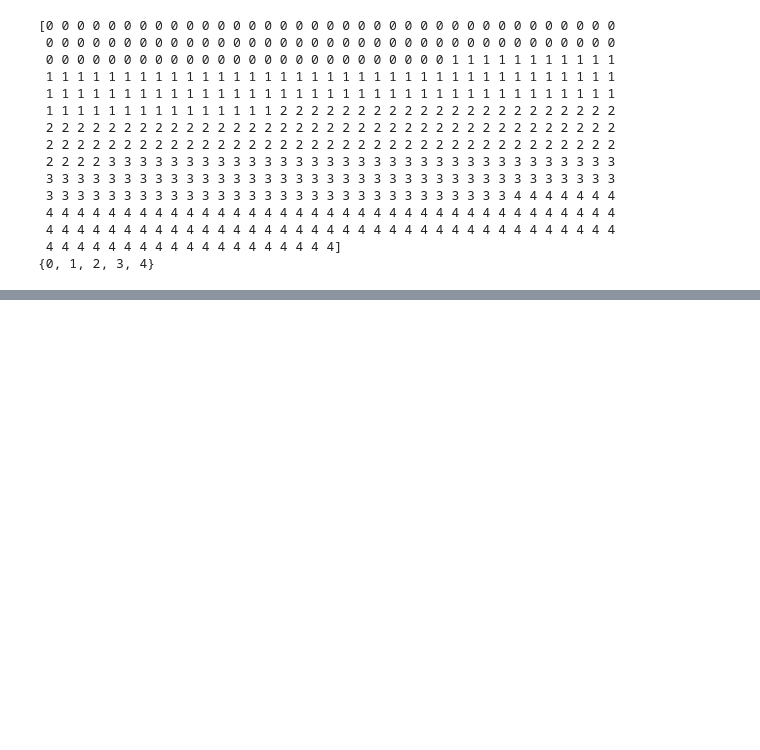
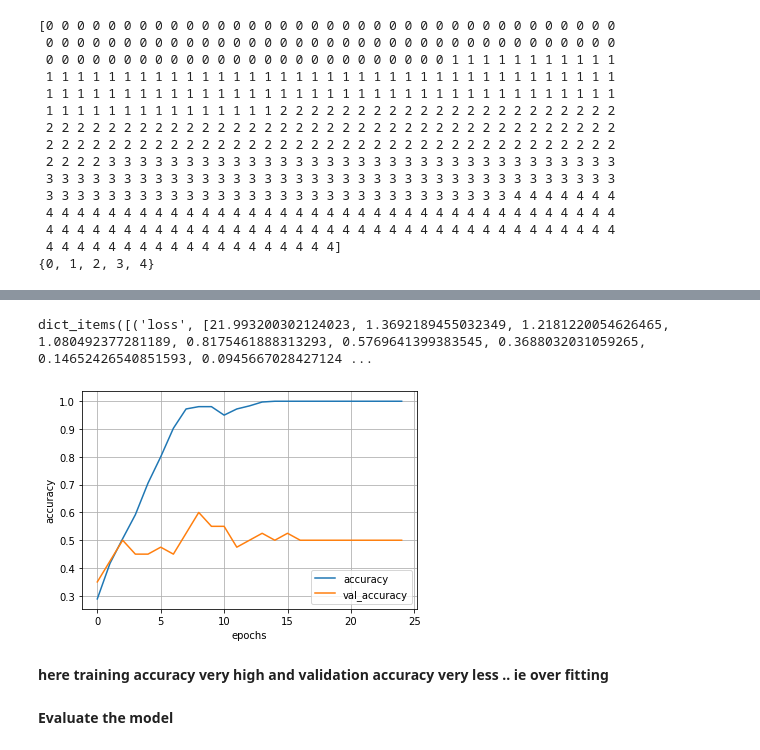
Before and after one commit to dhanyaece/FDP, a Jupyter notebook: Convneuralnetwork.ipynb, the cells around one changed output, grey strips where cells are left out. Drawn from its saved outputs; the diff is of its cells as text; code cells hidden in the pictures; blank space fills up the shorter version.

```diff
--- a/Convneuralnetwork.ipynb
+++ b/Convneuralnetwork.ipynb
@@ -129,0 +132,6 @@ print(set(y))
+# %%
+# manually scale data
+mu=X_train.mean()
+std= X_train.std()
+X_train_std=(X_train-mu)/std
+X_test_std= (X_test-mu)/std
@@ -129,0 +199,14 @@ print(set(y))
+# %%
+# Compile the network with appropriate settings for loss, optimizer and metrics.
+model_CNN.compile(loss='sparse_categorical_crossentropy',
+                  optimizer='adam',
+                  metrics=['accuracy'])
+
+#Training the model.
+history_CNN = model_CNN.fit(x=X_train_std,
+                            y=Y_train,
+                            epochs=25,
+                            validation_split=0.1,
+                            batch_size=32)
+
+#history_cnn (dictionary) captures the loss and accuracy in ech epoch and stores
@@ -129,0 +231,23 @@ print(set(y))
+# %%
+history_CNN.history.items()
+# %% [output]
+dict_items([('loss', [21.993200302124023, 1.3692189455032349, 1.2181220054626465, 1.080492377281189, 0.8175461888313293, 0.5769641399383545, 0.3688032031059265, 0.14652426540851593, 0.0945667028427124 ...
+# %%
+keys = ['accuracy', 'val_accuracy']
+progress = {k:v for k,v in history_CNN.history.items() if k in keys} #returns the training accuracy and validation accuracy as two separate lists,
+                                                                      #attached with the keys in a dictionary format
+
+import pandas as pd
+pd.DataFrame(progress).plot()
+
+plt.xlabel("epochs")
+plt.ylabel("accuracy")
+
+plt.grid(True)
+plt.show()
+# %% [output]
+[figure, added]
+# %% [markdown]
+**here training accuracy very high and validation accuracy very less .. ie over fitting**
+# %% [markdown]
+**Evaluate the model**
```
Also changed, not shown: parts of 15 cells of this notebook.
